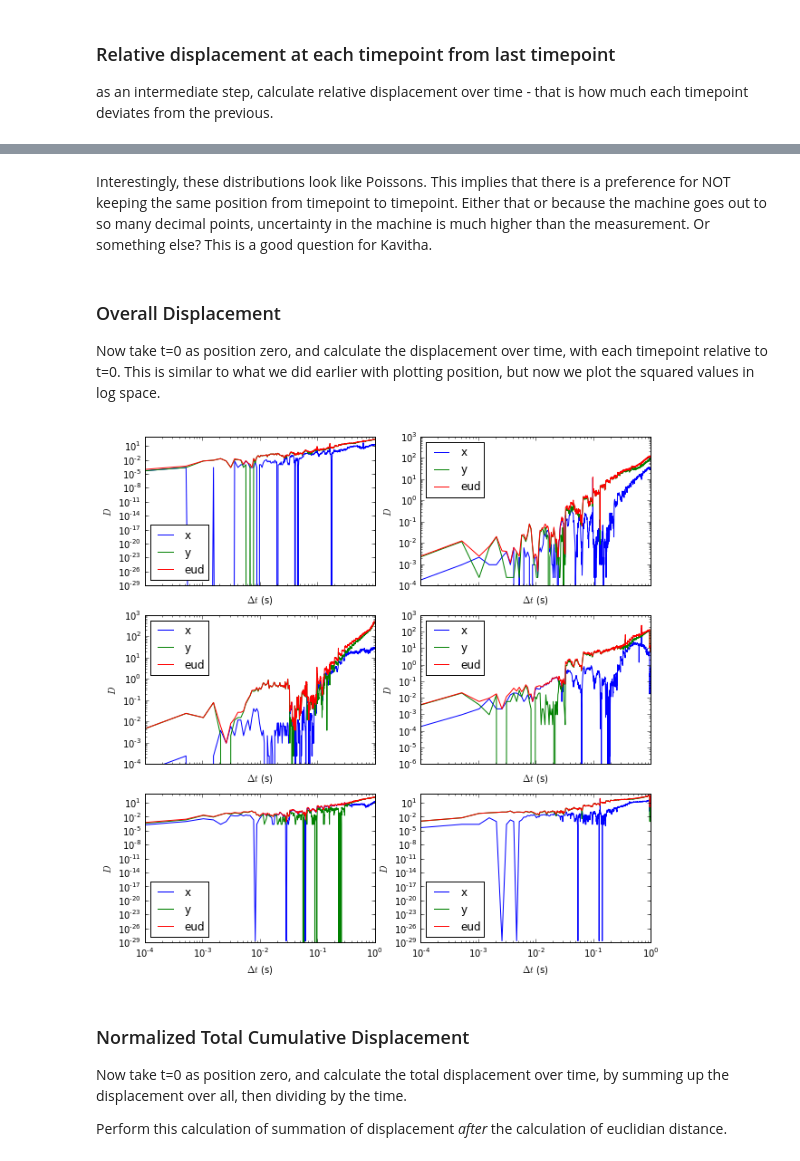
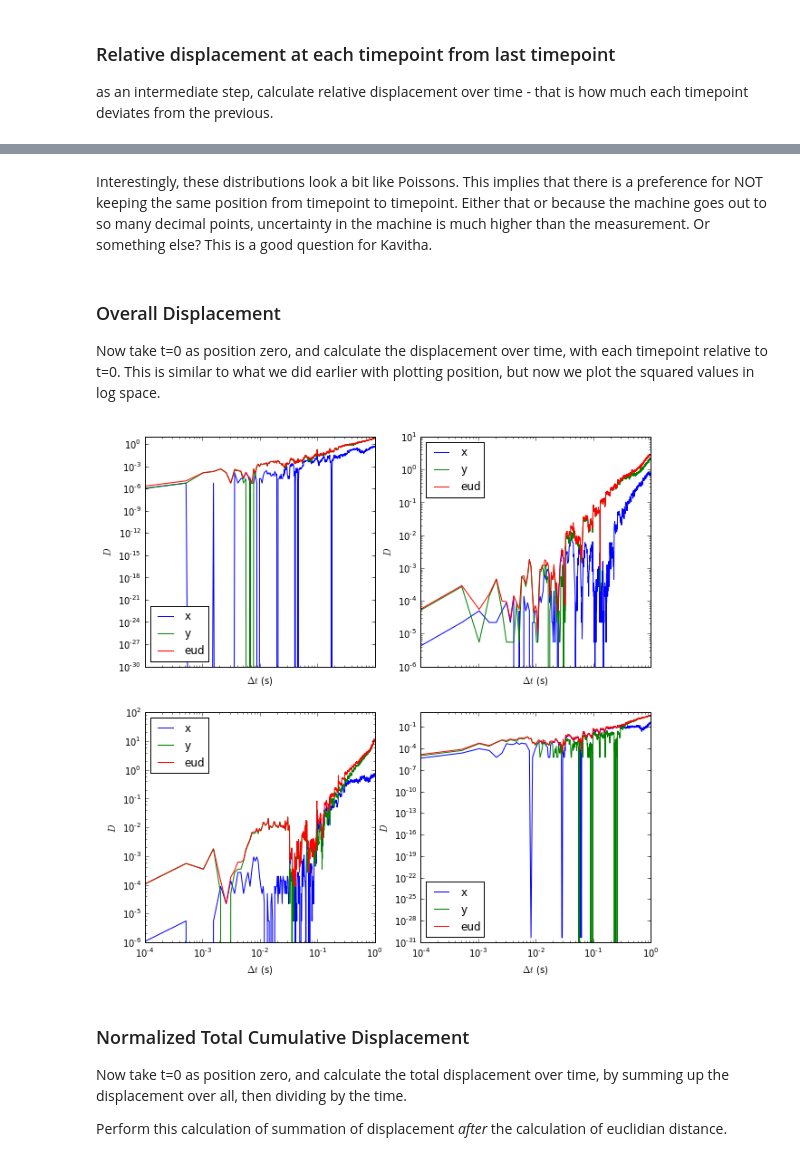
Before and after one commit to vdutell/eyemovement, a Jupyter notebook: Eye Movement Modeling.ipynb, the cells around one changed output, grey strips where cells are left out. Cells and saved outputs as stored; diff of their text form; code cells hidden in the pictures.

```diff
--- a/Eye Movement Modeling.ipynb
+++ b/Eye Movement Modeling.ipynb
@@ -306,14 +755,14 @@ import numpy as np
 from scipy.fftpack import fft
 
 fig, ax = plt.subplots(nrow, ncol, figsize=(12,12)) #, sharex = True )
-tstep = float(2*len(trials[0].x)) #this is the Nyquist frequency (2x sampling rate)
+tstep = float(2*len(trialsf[0].x)) #this is the Nyquist frequency (2x sampling rate)
 
 ##calc number of rows needed with 2 cols (one for each of re/im/mag part of FFT)
 ncol = 2
-nrow = int(math.ceil(len(trials) / ncol))
+nrow = int(math.ceil(len(trialsf) / ncol))
 
 for i, pl in enumerate(ax.flatten()):
-    trial = trials[i]
+    trial = trialsf[i]
     #X direction
     xnu = np.fft.fftshift(np.fft.fftfreq(len(trial.x),tstep))
     xfq = np.fft.fftshift(np.fft.fft(trial.x)/len(trial.x))
@@ -380,15 +829,15 @@ IPython.OutputArea.auto_scroll_threshold = 100;
 import numpy as np
 from scipy.fftpack import fft
 
-tstep = 1/float(2*len(trials[0].x))-1 #this is the Nyquist frequency (2x sampling rate)
+tstep = 1/float(2*len(trialsf[0].x))-1 #this is the Nyquist frequency (2x sampling rate)
 #tstep = 10
 
 ##calc number of rows needed with 2 cols (one for each of re/im/mag part of FFT)
 ncol = 2
-nrow = int(math.ceil(len(trials) / ncol))
+nrow = int(math.ceil(len(trialsf) / ncol))
 
-for i in range(1,len(trials)):
-    trial = trials[i]
+for i in range(1,len(trialsf)):
+    trial = trialsf[i]
 
     #X direction
     xnu = np.fft.fftshift(np.fft.fftfreq(len(trial.x), tstep))
@@ -505,11 +952,11 @@ fig, ax = plt.subplots(nrow, ncol, figsize=(10,10)) #, sharex = True )
 
 ##calc number of rows needed with 2 cols (one for each of re/im/mag part of FFT)
 ncol = 2
-nrow = int(math.ceil(len(trials) / ncol))
+nrow = int(math.ceil(len(trialsf) / ncol))
 
 for i, pl in enumerate(ax.flatten()):
 
-    trial = trials[i]
+    trial = trialsf[i]
 
     ##the displacement is t+1 - t
     xt1 = trial.x[:-1]
@@ -541,11 +988,11 @@ fig, ax = plt.subplots(nrow, ncol, figsize=(10,10)) #, sharex = True )
 
 ##calc number of rows for ncols
 ncol = 2
-nrow = int(math.ceil(len(trials) / ncol))
+nrow = int(math.ceil(len(trialsf) / ncol))
 
 for i, pl in enumerate(ax.flatten()):
 
-    trial = trials[i]
+    trial = trialsf[i]
 
     ##the displacement is t+1 - t
     ##x
@@ -560,7 +1007,7 @@ for i, pl in enumerate(ax.flatten()):
     eud = (xd**2 + yd**2)**.5
 
     pl.hist(eud, 1000, label = 'eud')
-    pl.set_xlim((0,.4))
+    pl.set_xlim((0,.1))
 
     #pl.set_xscale('log')
     #pl.set_yscale('log')
@@ -575,41 +1022,41 @@ for i, pl in enumerate(ax.flatten()):
 # %% [markdown]
-Interestingly, these distributions look like Poissons. This implies that there is a preference for NOT keeping the same position from timepoint to timepoint. Either that or because the machine goes out to so many decimal points, uncertainty in the machine is much higher than the measurement. Or something else? This is a good question for Kavitha.
+Interestingly, these distributions look a bit like Poissons. This implies that there is a preference for NOT keeping the same position from timepoint to timepoint. Either that or because the machine goes out to so many decimal points, uncertainty in the machine is much higher than the measurement. Or something else? This is a good question for Kavitha.
 # %% [markdown]
 ### Overall Displacement
 Now take t=0 as position zero, and calculate the displacement over time, with each timepoint relative to t=0. This is similar to what we did earlier with plotting position, but now we plot the squared values in log space.
 # %%
 fig, ax = plt.subplots(nrow, ncol, figsize=(10,10), sharex = True )
 
 ##calc number of rows for ncols
 ncol = 2
-nrow = int(math.ceil(len(trials) / ncol))
+nrow = int(math.ceil(len(trialsf) / ncol))
 
 for i, pl in enumerate(ax.flatten()):
 
-    trial = trials[i]
+    trial = trialsf[i]
 
     ##our values for trial.x are already relative to t=0.
     xd2 = trial.x**2
     yd2 = trial.y**2
     eud = (xd2 + yd2)**.5
     eud2 = eud**2
 
     pl.plot(trial.time, xd2, label= 'x')
     pl.plot(trial.time, yd2, label= 'y')
     pl.plot(trial.time, eud2, label= 'eud')
 
     pl.set_xscale('log')
     pl.set_yscale('log')
 
     pl.set_xlabel('$\Delta t$ (s)')
     pl.set_ylabel('$D$')
 
     pl.legend(loc = 0)
 
 #fig.subplots_adjust(hspace=0)
 #plt.setp([a.get_xticklabels() for a in fig.axes[:-2]], visible=False)
 # %% [output]
-[figure, old version]
+[figure, new version]
 # %% [markdown]
 ### Normalized Total Cumulative Displacement
 Now take t=0 as position zero, and calculate the total displacement over time, by summing up the displacement over all, then dividing by the time.
```
Also changed, not shown: parts of 43 cells of this notebook.
